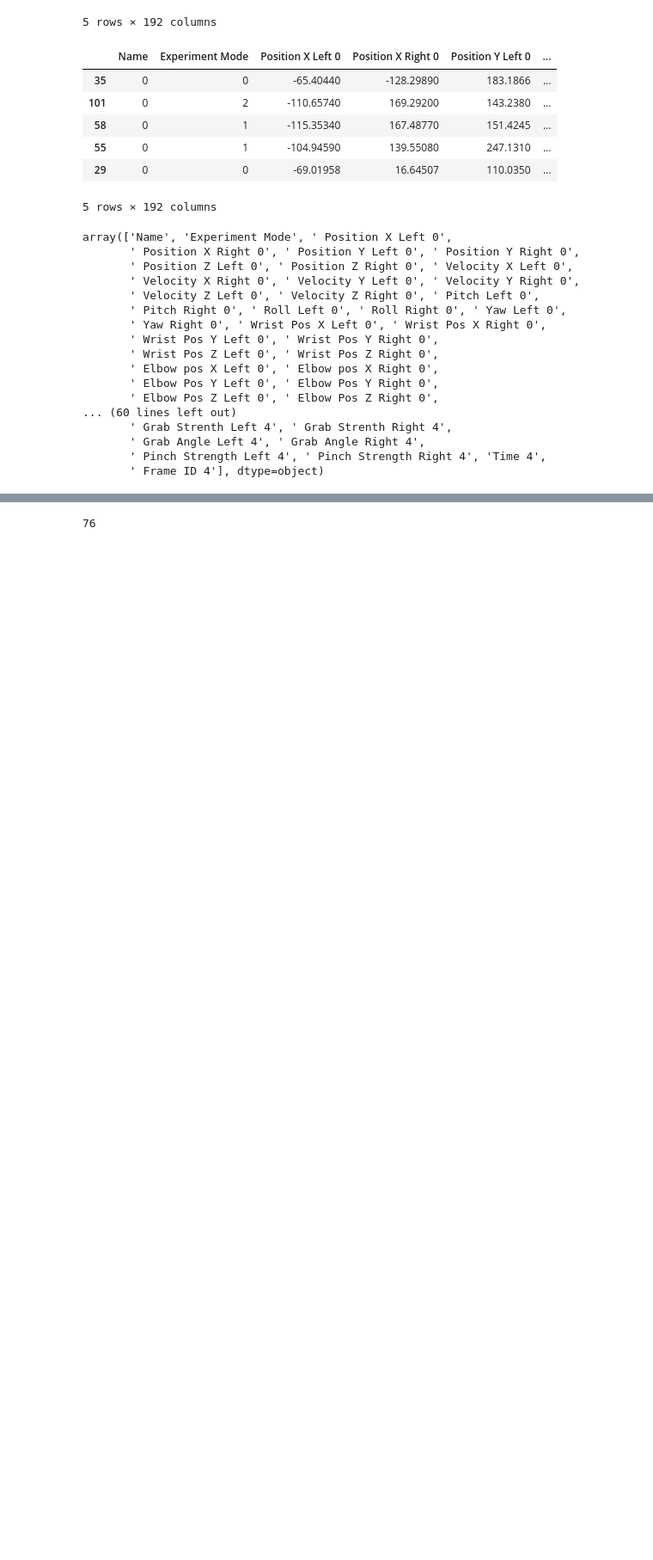
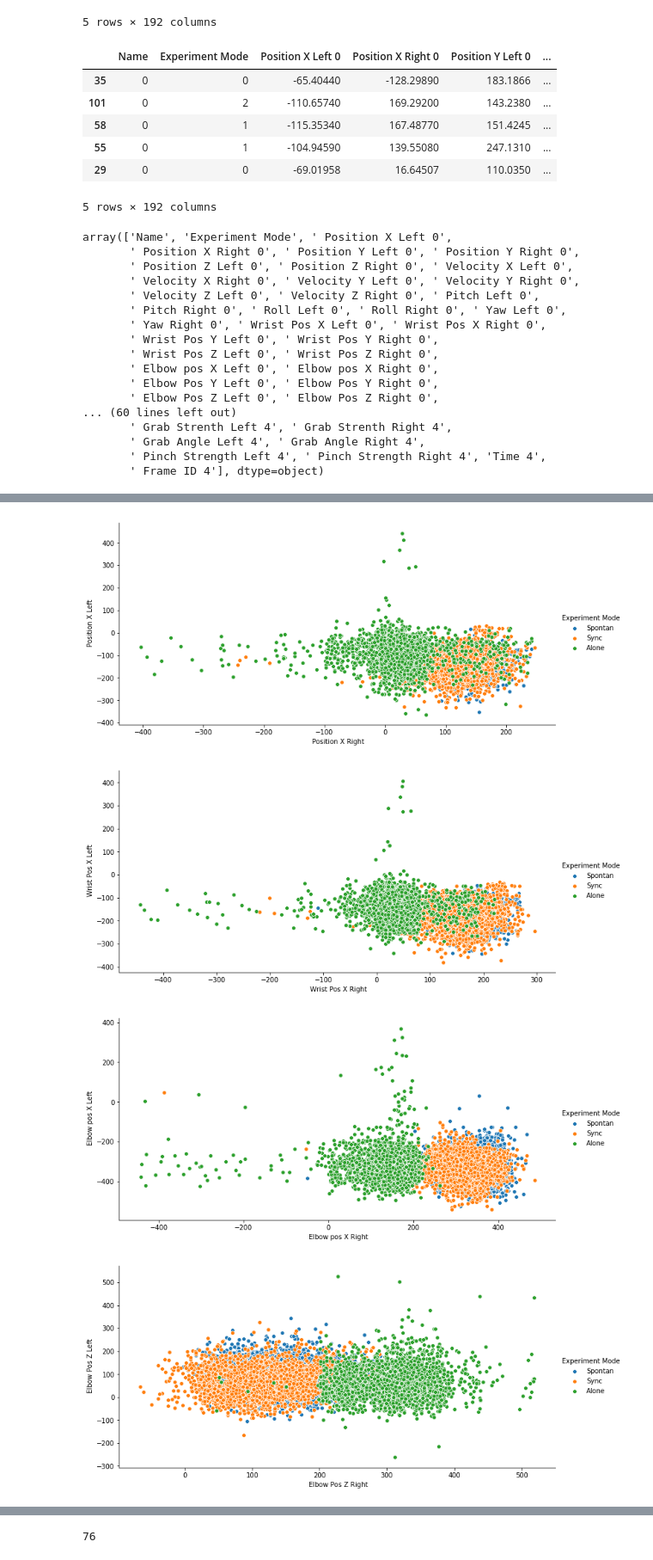
Before and after one commit to Eliot100/finl-work, a Jupyter notebook: עבודה סופית 2.ipynb, the cells around one changed output, grey strips where cells are left out. Shown at 86% size. Saved outputs shown, nothing was run; the diff lists cells and outputs as text; code cells hidden in the pictures; blank space fills up the shorter version.

```diff
--- a/עבודה סופית 2.ipynb
+++ b/עבודה סופית 2.ipynb
@@ -262,6 +257,17 @@ def get_part_of_finaldf(df):
         for x in ['Time', ' Frame ID']:
             tempi[x+' '+str(i)] = temp[x]
     return nogg(tempi.dropna())
+# %%
+def get_simple(df):
+    tempi = pd.DataFrame( )
+    for x in ['Name', 'Experiment Mode']:
+        tempi[x] = df[x][' ']
+    for x in columns1:
+        for y in ['Left','Right']:
+                tempi[x+' '+y] = temp[x,y]
+    for x in ['Time', ' Frame ID']:
+        tempi[x] = temp[x]
+    return nogg(tempi.dropna())
 # %%
 df1 = get_part_of_finaldf(df1)
 df2 = get_part_of_finaldf(df2)
@@ -332 +330,3 @@ TrainingPath = r'C:\Users\user\Desktop\Exel files\semester_2_final\Training'
+# %%
+temp = pd.DataFrame(columns=columns2)
 # %%
@@ -391,0 +381,10 @@ TrainingPath = r'C:\Users\user\Desktop\Exel files\semester_2_final\Training'
+# %%
+for x in [' Position X', ' Wrist Pos X', ' Elbow pos X', ' Elbow Pos Z']:
+    ax = sns.pairplot(data=temp, hue='Experiment Mode', x_vars=[x+' Right'], y_vars=[x+' Left'],
+                      size=5, aspect=2);
+    plt.show()
+# %% [output]
+[figure, added]
+[figure, added]
+[figure, added]
+[figure, added]
```
Also changed, not shown: parts of 26 cells of this notebook.
